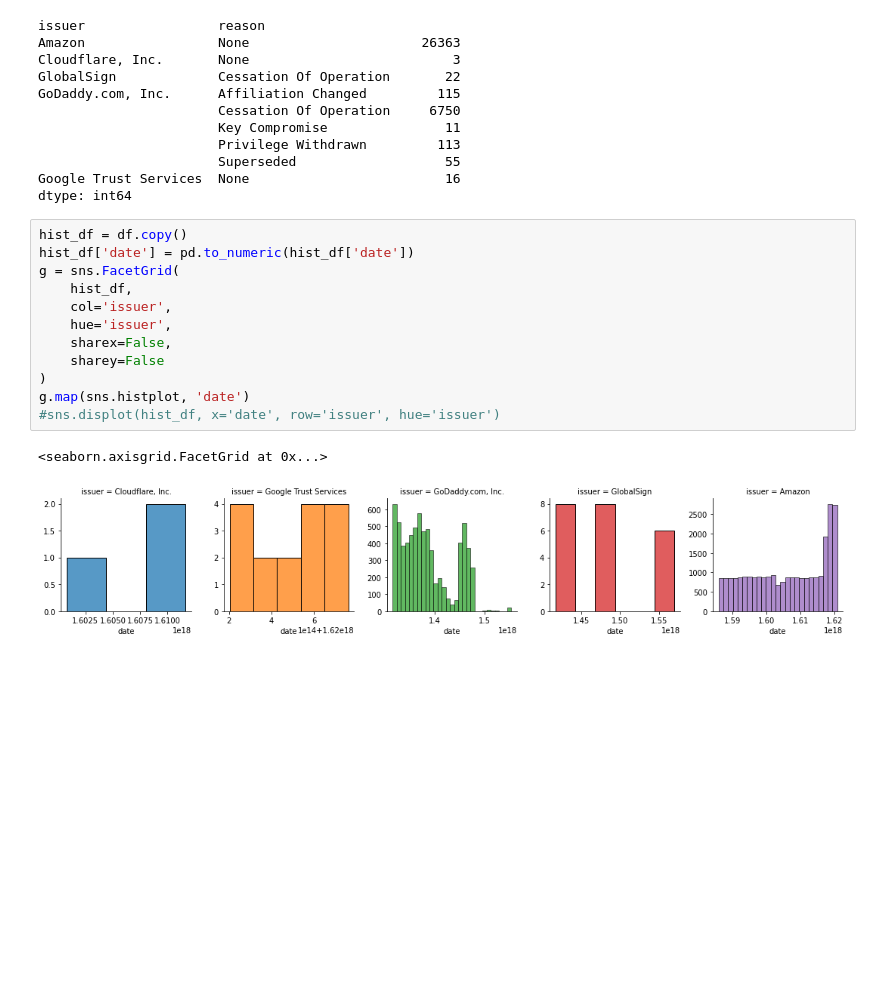
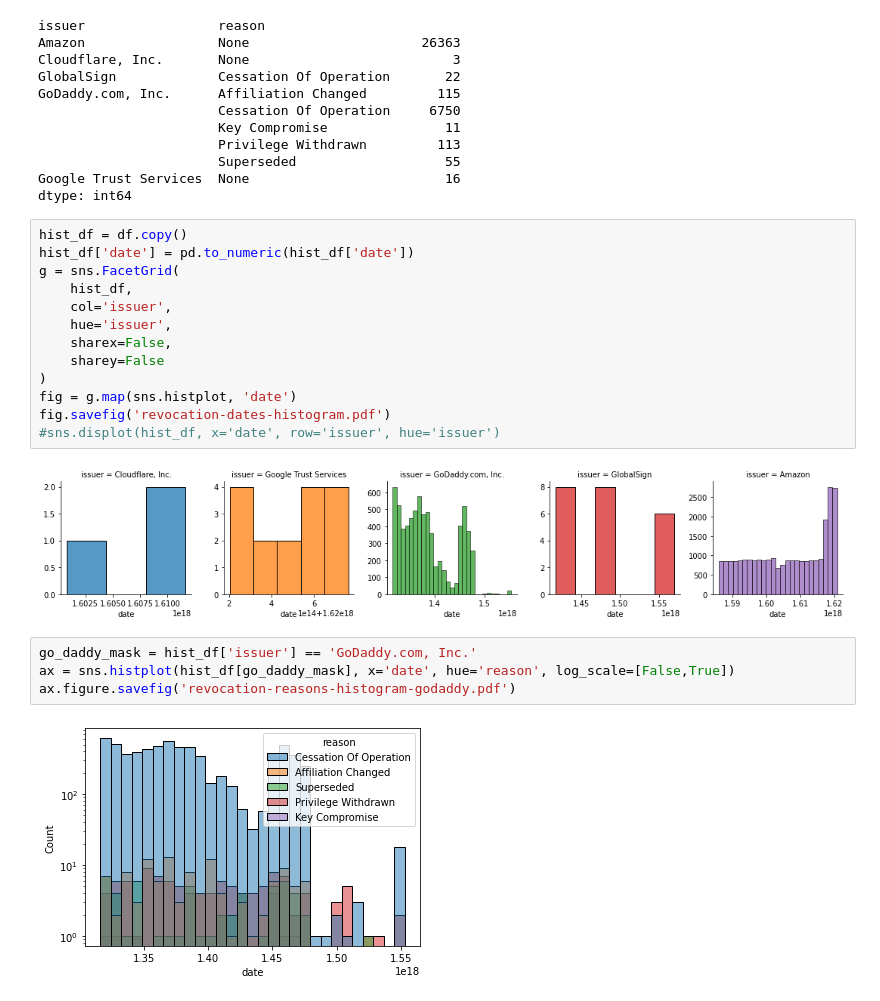
Before and after one commit to joy-kitson/crl-analysis, a Jupyter notebook: plot-crls.ipynb, the cells around one changed output. Saved outputs shown, nothing was run; the diff lists cells and outputs as text; blank space fills up the shorter version.

Commit message:
now generating pdffs of plots from notebook

```diff
--- a/plot-crls.ipynb
+++ b/plot-crls.ipynb
@@ -70,8 +70,14 @@ g = sns.FacetGrid(
     sharex=False,
     sharey=False
 )
-g.map(sns.histplot, 'date')
+fig = g.map(sns.histplot, 'date')
+fig.savefig('revocation-dates-histogram.pdf')
 #sns.displot(hist_df, x='date', row='issuer', hue='issuer')
 # %% [output]
-<seaborn.axisgrid.FacetGrid at 0x...>
 [figure]
+# %%
+go_daddy_mask = hist_df['issuer'] == 'GoDaddy.com, Inc.'
+ax = sns.histplot(hist_df[go_daddy_mask], x='date', hue='reason', log_scale=[False,True])
+ax.figure.savefig('revocation-reasons-histogram-godaddy.pdf')
+# %% [output]
+[figure, added]
```
Also changed, not shown: 1 other file.
